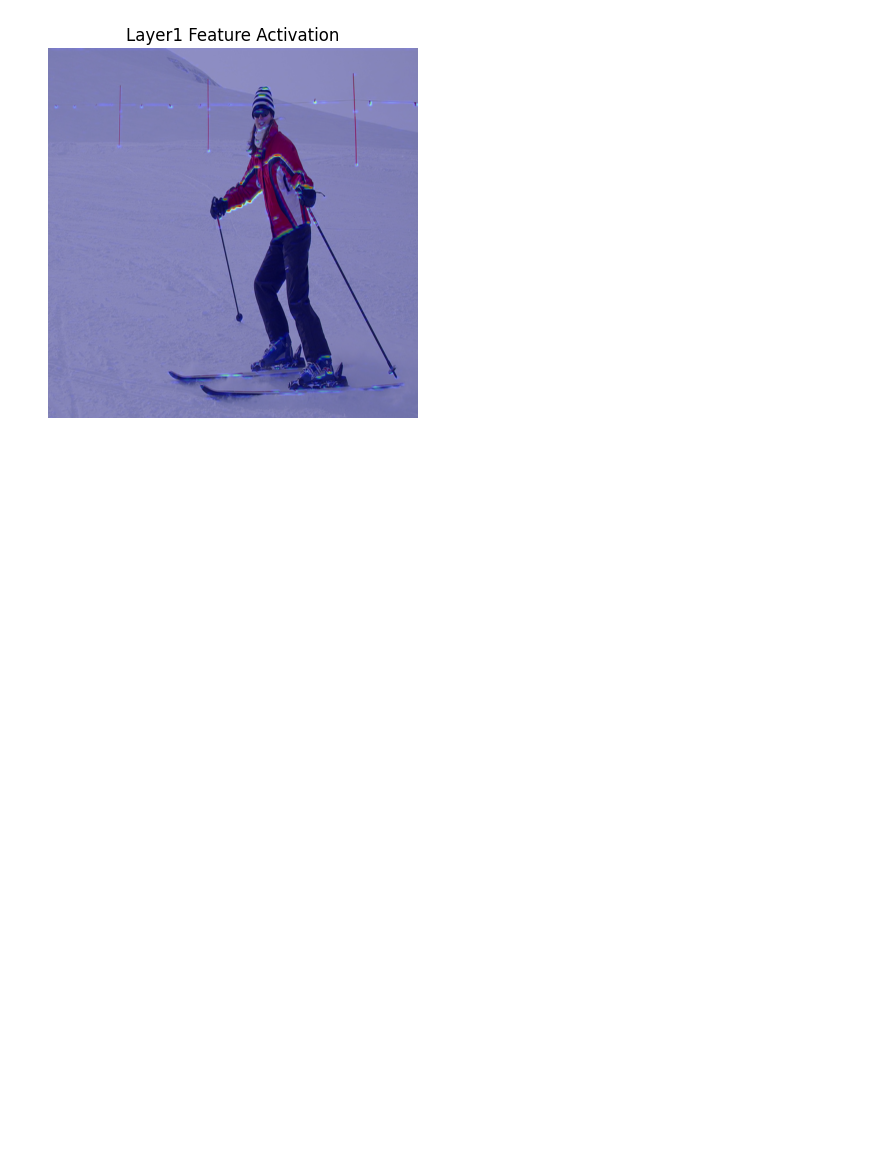
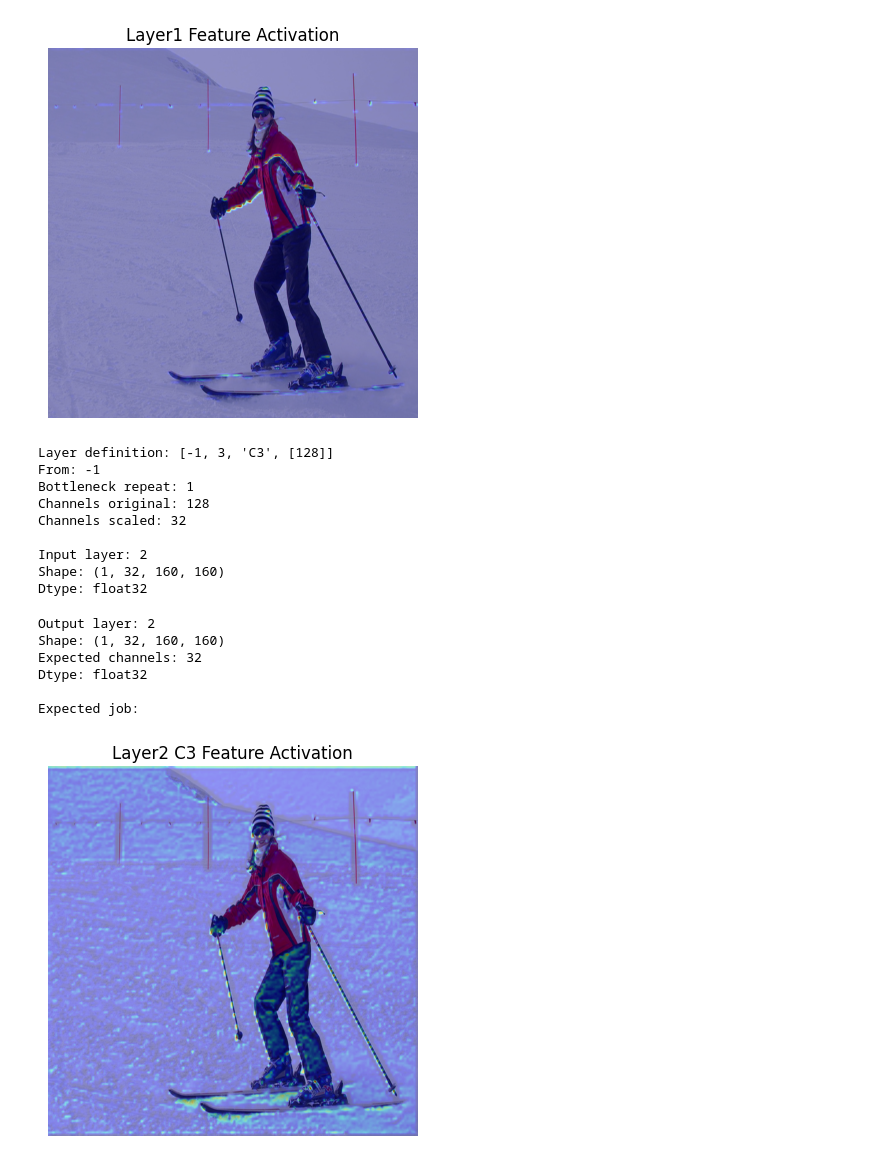
Before and after one commit to SathsaraGeeth/yolo-inference-from-scratch, a Jupyter notebook: inf.ipynb, the cells around one changed output. Cells and saved outputs as stored; diff of their text form; code cells hidden in the pictures; blank space fills up the shorter version.

```diff
--- a/inf.ipynb
+++ b/inf.ipynb
@@ -436,3 +559,81 @@ Dtype: float32
 
 Expected job: downsample, feature extraction, preparing for deeper layers
 [figure]
+# %%
+# [from, number, module, args]
+layer_def = [-1, 3, "C3", [128]]
+
+from_idx, number, _, args = layer_def
+out_channels = args[0]
+
+repeat = max(round(number * depth_multiple), 1)
+scaled_channels = int(out_channels * width_multiple)
+
+print("Layer definition:", layer_def)
+print("From:", from_idx)
+print("Bottleneck repeat:", repeat)
+print("Channels original:", out_channels)
+print("Channels scaled:", scaled_channels)
+
+# ----------------------------
+# Layer2
+# ----------------------------
+job = ""
+layer = 2
+
+# input
+layer2_in = layer1_out.astype(np.float32)
+
+print(f"\nInput layer: {layer}")
+print(f"Shape: {layer2_in.shape}")
+print(f"Dtype: {layer2_in.dtype}")
+
+# ----------------------------
+# forward
+# ----------------------------
+layer2_out = C3(
+    x=layer2_in,
+    weights=weights,
+    layer_prefix="model_2",
+    repeat=repeat,
+    stride=1,
+    padding=0
+)
+
+print(f"\nOutput layer: {layer}")
+print(f"Shape: {layer2_out.shape}")
+print(f"Expected channels: {scaled_channels}")
+print(f"Dtype: {layer2_out.dtype}")
+
+print("\nExpected job:", job)
+
+# ----------------------------
+# visualize feature map
+# ----------------------------
+heatmap = layer2_out[0, 0]
+
+heatmap = (heatmap - heatmap.min()) / (heatmap.max() - heatmap.min() + 1e-6)
+heatmap = cv2.resize(heatmap, (640,640))
+
+plt.imshow(frame_to_show)
+plt.imshow(heatmap, cmap="jet", alpha=0.4)
+plt.axis("off")
+plt.title("Layer2 C3 Feature Activation")
+plt.show()
+# %% [output]
+Layer definition: [-1, 3, 'C3', [128]]
+From: -1
+Bottleneck repeat: 1
+Channels original: 128
+Channels scaled: 32
+
+Input layer: 2
+Shape: (1, 32, 160, 160)
+Dtype: float32
+Output layer: 2
+Shape: (1, 32, 160, 160)
+Expected channels: 32
+Dtype: float32
+
+Expected job:
+[figure, added]
```
Also changed, not shown: parts of 8 cells of this notebook.
